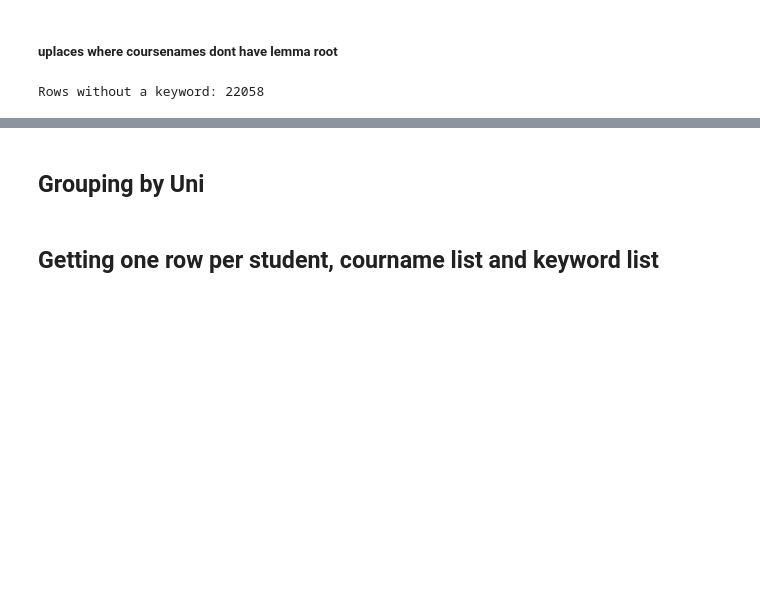
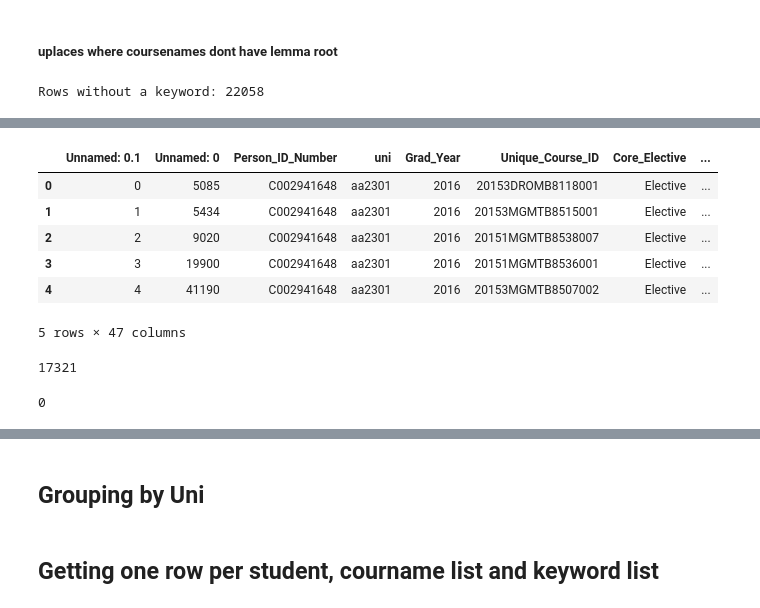
Before and after one commit to dyuthiii/CBS-Github-DND, a Jupyter notebook: Student Cluster Analysis and LDA-20250714T173604Z-1-001/Student Cluster Analysis and LDA/Student Cluster Analysis GDrive/LDA final.ipynb, the cells around one changed output, grey strips where cells are left out. Saved outputs shown, nothing was run; the diff lists cells and outputs as text; code cells hidden in the pictures; blank space fills up the shorter version.

Commit message:
26 aug-- filling all lemma_root

```diff
--- a/Student Cluster Analysis and LDA-20250714T173604Z-1-001/Student Cluster Analysis and LDA/Student Cluster Analysis GDrive/LDA final.ipynb
+++ b/Student Cluster Analysis and LDA-20250714T173604Z-1-001/Student Cluster Analysis and LDA/Student Cluster Analysis GDrive/LDA final.ipynb
@@ -780,0 +780,20 @@ Rows without a keyword: 22058
+# %%
+df_keywords_final.head()
+# %% [output]
+|  | Unnamed: 0.1 | Unnamed: 0 | Person_ID_Number | uni | Grad_Year | Unique_Course_ID | Core_Elective | ... |
+| 0 | 0 | 5085 | C002941648 | aa2301 | 2016 | 20153DROMB8118001 | Elective | ... |
+| 1 | 1 | 5434 | C002941648 | aa2301 | 2016 | 20153MGMTB8515001 | Elective | ... |
+| 2 | 2 | 9020 | C002941648 | aa2301 | 2016 | 20151MGMTB8538007 | Elective | ... |
+| 3 | 3 | 19900 | C002941648 | aa2301 | 2016 | 20151MGMTB8536001 | Elective | ... |
+| 4 | 4 | 41190 | C002941648 | aa2301 | 2016 | 20153MGMTB8507002 | Elective | ... |
+5 rows × 47 columns
+# %%
+#count NAs
+df_keywords_final["lemma_root"].isna().sum() #22060 before manually XLOOKUP same course names from other years to get description and lemma_root
+ #(resolved for 4738, so 17321 should remain)
+# %% [output]
+17321
+# %%
+df_keywords_final["clean_name"].isna().sum() #should be 0 since i manually added missing names as the ones for SIS hadn't picked up some.
+# %% [output]
+0
```
Also changed, not shown: parts of 32 cells of this notebook, 3 other files.
